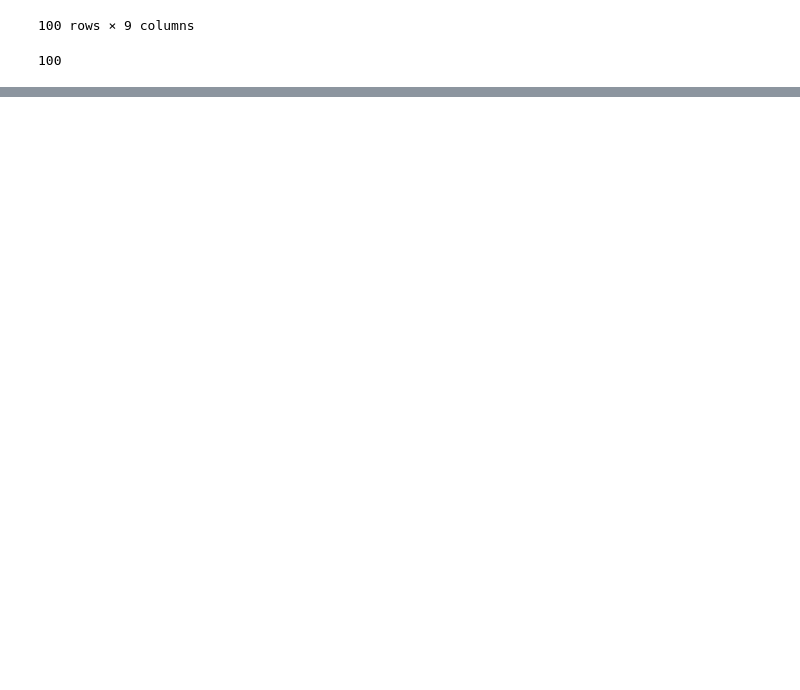
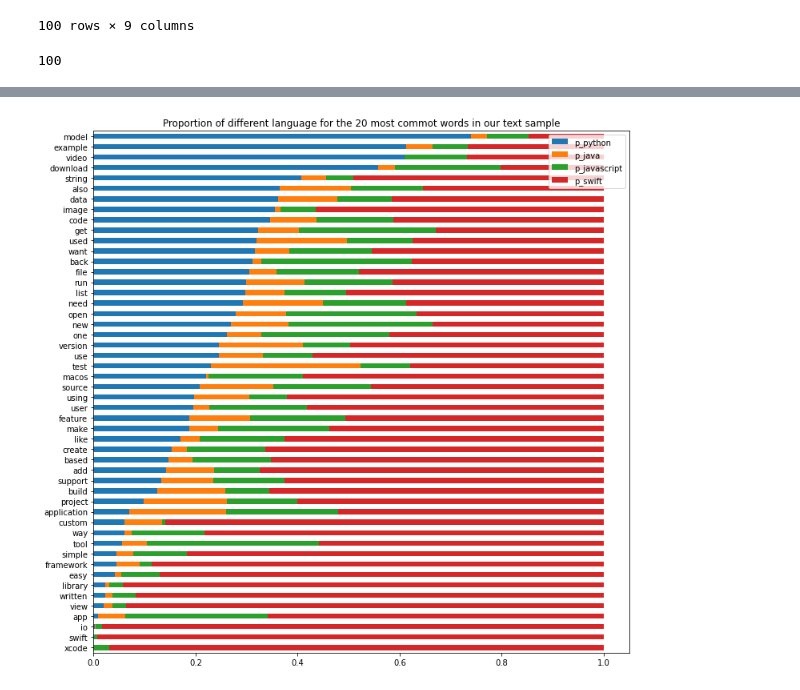
Before and after one commit to Codeup-B-Squared/NLP-Analysis, a Jupyter notebook: acquire-scratchpad-Mainali.ipynb, the cells around one changed output, grey strips where cells are left out. Saved outputs shown, nothing was run; the diff lists cells and outputs as text; code cells hidden in the pictures; blank space fills up the shorter version.

```diff
--- a/acquire-scratchpad-Mainali.ipynb
+++ b/acquire-scratchpad-Mainali.ipynb
@@ -382,0 +398,6 @@ df1.head()
+# %%
+python_words = re.sub(r'\s.\s', '', python_words)
+java_words = re.sub(r'\s.\s', '', java_words)
+javascript_words = re.sub(r'\s.\s', '', javascript_words)
+swift_words = re.sub(r'\s.\s', '', swift_words)
+all_words = re.sub(r'\s.\s', '', all_words)
@@ -382,0 +408,6 @@ df1.head()
+# %%
+python_words_freq = pd.Series(python_words.split()).value_counts()
+java_words_freq = pd.Series(java_words.split()).value_counts()
+javascript_words_freq = pd.Series(javascript_words.split()).value_counts()
+swift_words_freq = pd.Series(swift_words.split()).value_counts()
+all_words_freq = pd.Series(all_words.split()).value_counts()
@@ -382,0 +474,6 @@ df1.head()
+# %%
+word_count = (pd.concat([all_words_freq, python_words_freq, java_words_freq, javascript_words_freq, swift_words_freq], axis=1, sort=True)
+               .set_axis(['all','python', 'java', 'javascript', 'swift'], axis=1, inplace=False)
+               .fillna(0)
+               .apply(lambda s: s.astype(int))
+              )
@@ -382,0 +545,13 @@ df1.head()
+# %%
+# lets plot the proportion of different languages amongst the top 50 occuring words
+
+word_count.assign(p_python = word_count.python/word_count['all'],
+                  p_java = word_count.java/word_count['all'],
+                 p_javascript = word_count.javascript/word_count['all'],
+                 p_swift = word_count.swift/word_count['all'],).sort_values(by = 'all')[['p_python', 'p_java', 'p_javascript', 'p_swift']]\
+.tail(50).sort_values('p_python').plot.barh(stacked = True)
+
+plt.title('Proportion of different language for the 20 most commot words in our text sample')
+plt.show()
+# %% [output]
+[figure, added]
```
Also changed, not shown: parts of 38 cells of this notebook.
